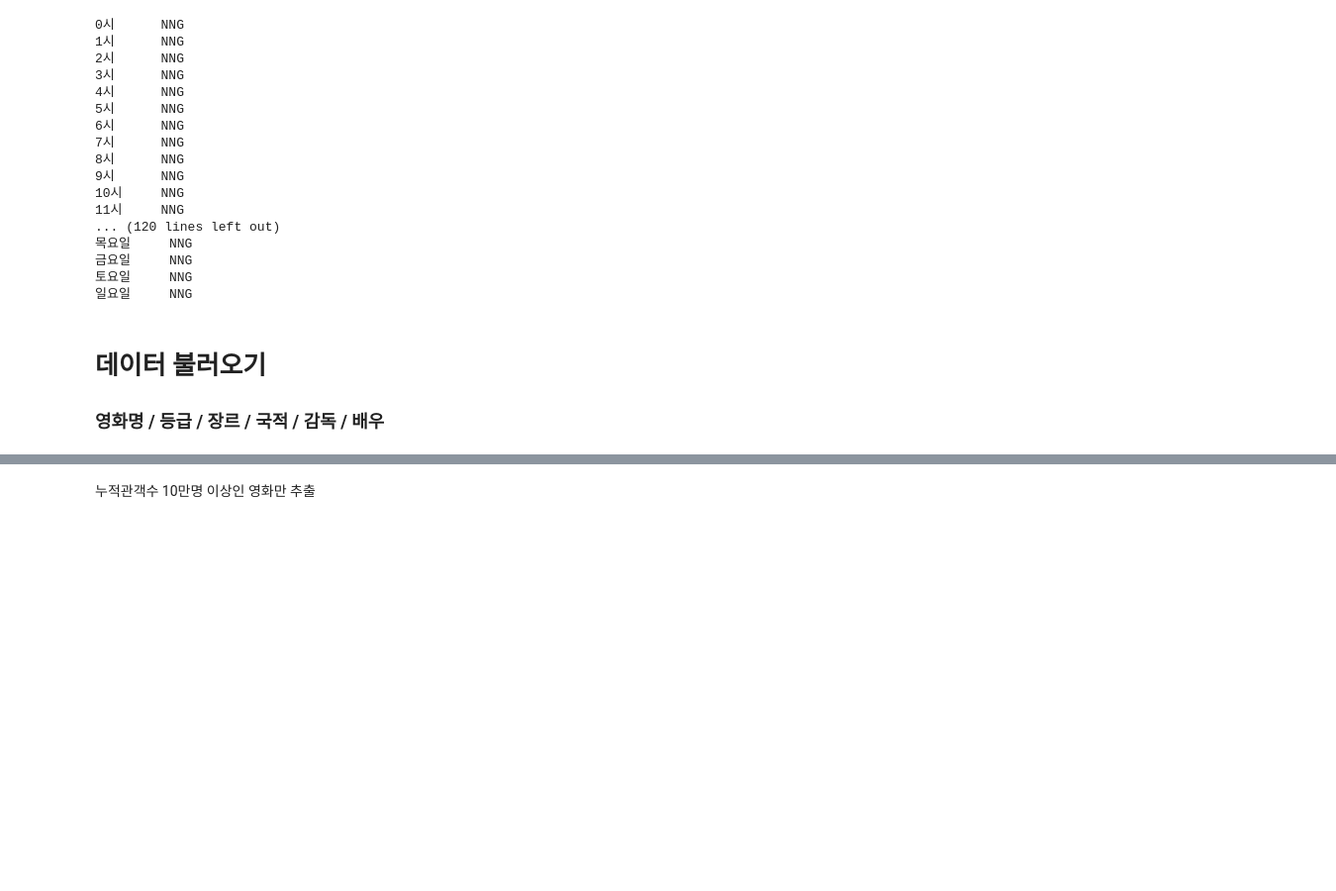
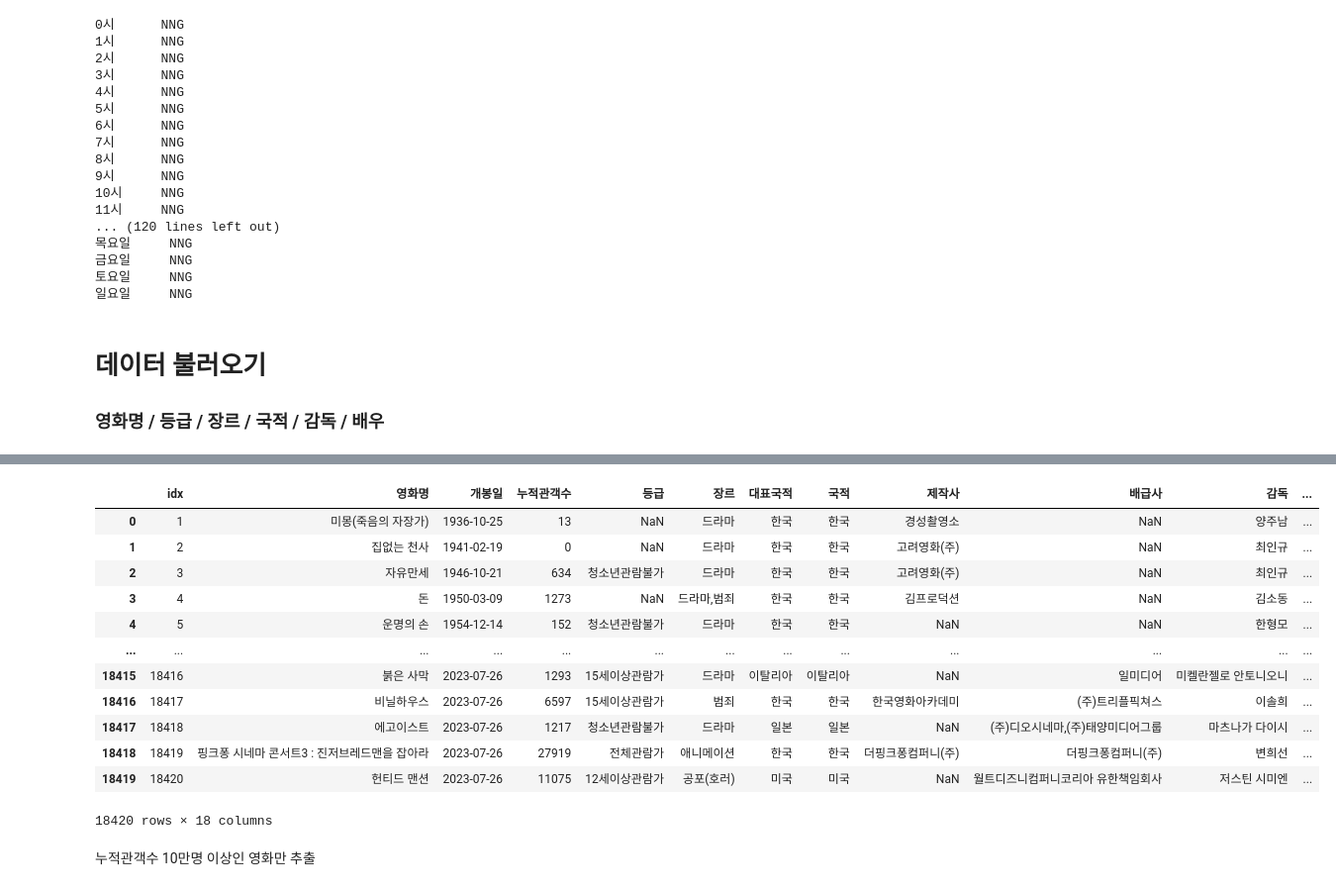
Before and after one commit to wonyounging/2_Project, a Jupyter notebook: Work_data/ner_data/ner_tag_make.ipynb, the cells around one changed output, grey strips where cells are left out. Shown at 99% size. Drawn from its saved outputs; the diff is of its cells as text; code cells hidden in the pictures; blank space fills up the shorter version.

```diff
--- a/Work_data/ner_data/ner_tag_make.ipynb
+++ b/Work_data/ner_data/ner_tag_make.ipynb
@@ -144,3 +127,20 @@ df
+# %%
+df = pd.read_excel('d:/2nd_project/Data/movie_data/영화목록+줄거리+포스터+평점+리뷰.xlsx', engine='openpyxl')
+df
+# %% [output]
+|  | idx | 영화명 | 개봉일 | 누적관객수 | 등급 | 장르 | 대표국적 | 국적 | 제작사 | 배급사 | 감독 | ... |
+| 0 | 1 | 미몽(죽음의 자장가) | 1936-10-25 | 13 | NaN | 드라마 | 한국 | 한국 | 경성촬영소 | NaN | 양주남 | ... |
+| 1 | 2 | 집없는 천사 | 1941-02-19 | 0 | NaN | 드라마 | 한국 | 한국 | 고려영화(주) | NaN | 최인규 | ... |
+| 2 | 3 | 자유만세 | 1946-10-21 | 634 | 청소년관람불가 | 드라마 | 한국 | 한국 | 고려영화(주) | NaN | 최인규 | ... |
+| 3 | 4 | 돈 | 1950-03-09 | 1273 | NaN | 드라마,범죄 | 한국 | 한국 | 김프로덕션 | NaN | 김소동 | ... |
+| 4 | 5 | 운명의 손 | 1954-12-14 | 152 | 청소년관람불가 | 드라마 | 한국 | 한국 | NaN | NaN | 한형모 | ... |
+| ... | ... | ... | ... | ... | ... | ... | ... | ... | ... | ... | ... | ... |
+| 18415 | 18416 | 붉은 사막 | 2023-07-26 | 1293 | 15세이상관람가 | 드라마 | 이탈리아 | 이탈리아 | NaN | 일미디어 | 미켈란젤로 안토니오니 | ... |
+| 18416 | 18417 | 비닐하우스 | 2023-07-26 | 6597 | 15세이상관람가 | 범죄 | 한국 | 한국 | 한국영화아카데미 | (주)트리플픽쳐스 | 이솔희 | ... |
+| 18417 | 18418 | 에고이스트 | 2023-07-26 | 1217 | 청소년관람불가 | 드라마 | 일본 | 일본 | NaN | (주)디오시네마,(주)태양미디어그룹 | 마츠나가 다이시 | ... |
+| 18418 | 18419 | 핑크퐁 시네마 콘서트3 : 진저브레드맨을 잡아라 | 2023-07-26 | 27919 | 전체관람가 | 애니메이션 | 한국 | 한국 | 더핑크퐁컴퍼니(주) | 더핑크퐁컴퍼니(주) | 변희선 | ... |
+| 18419 | 18420 | 헌티드 맨션 | 2023-07-26 | 11075 | 12세이상관람가 | 공포(호러) | 미국 | 미국 | NaN | 월트디즈니컴퍼니코리아 유한책임회사 | 저스틴 시미엔 | ... |
+18420 rows × 18 columns
 # %% [markdown]
 누적관객수 10만명 이상인 영화만 추출
 # %%
```
Also changed, not shown: parts of 23 cells of this notebook, 6 other files.
